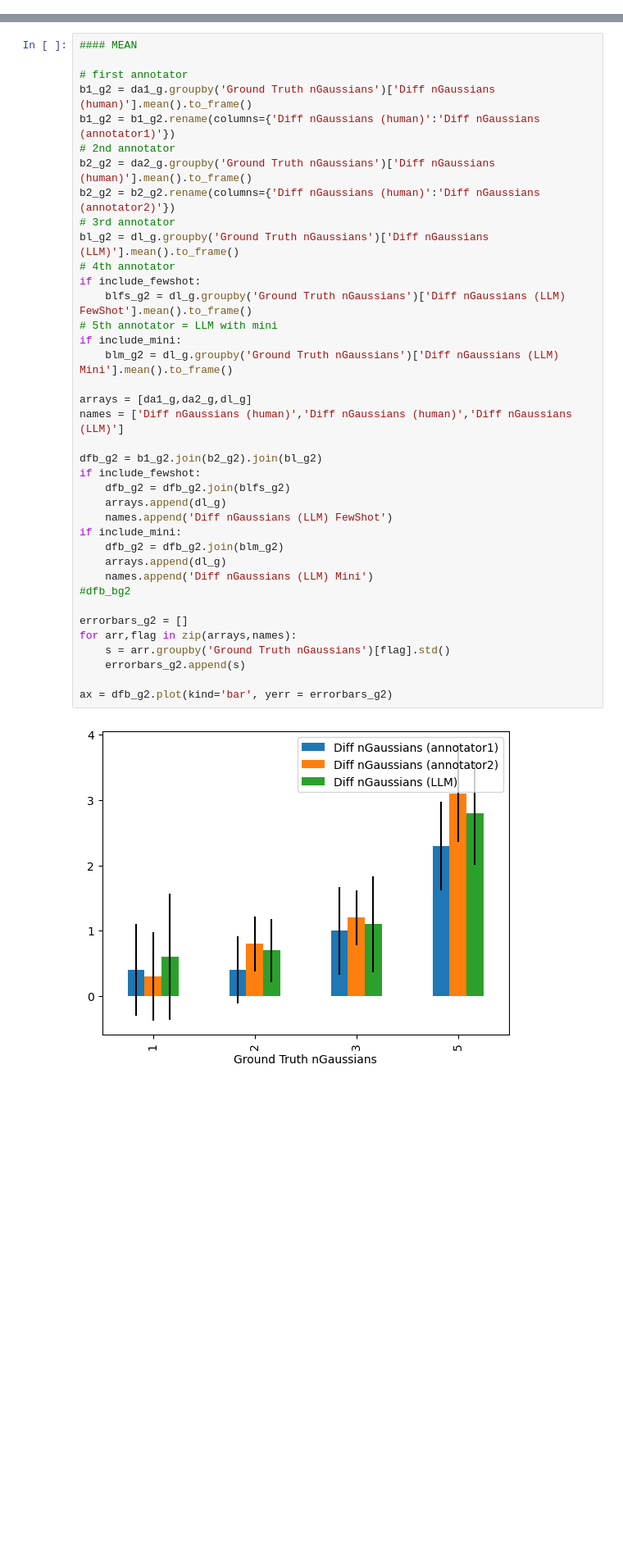
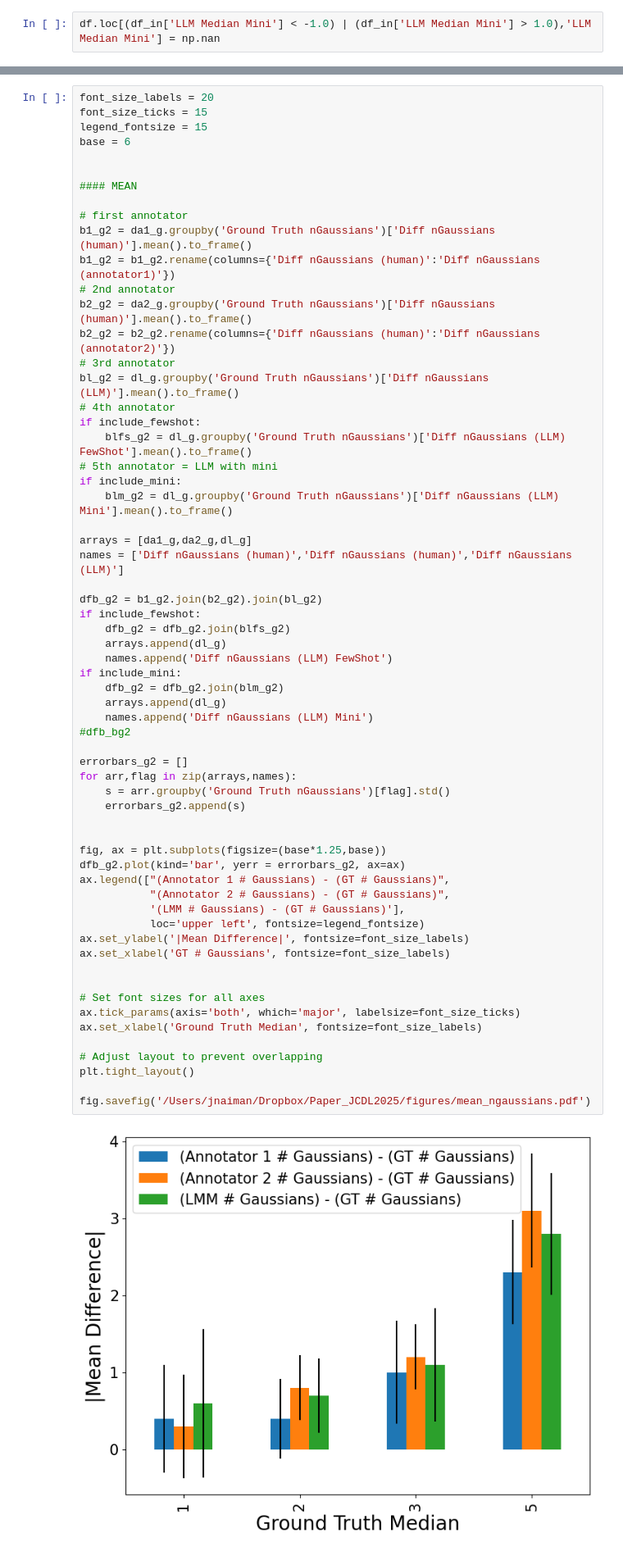
Before and after one commit to ReadingTimeMachine/LLM_VQA_JCDL2025, a Jupyter notebook: paper_plots_and_calcs.ipynb, the cells around one changed output, grey strips where cells are left out. Shown at 82% size. Cells and saved outputs as stored; diff of their text form; blank space fills up the shorter version.

```diff
--- a/paper_plots_and_calcs.ipynb
+++ b/paper_plots_and_calcs.ipynb
@@ -31,3 +43,5 @@ df.loc[(df_in['LLM Median'] < -1.0) | (df_in['LLM Median'] > 1.0),'LLM Median']
+# %%
+df.loc[(df_in['LLM Median Mini'] < -1.0) | (df_in['LLM Median Mini'] > 1.0),'LLM Median Mini'] = np.nan
 # %%
 df.head()
 # %% [output]
@@ -362,6 +407,12 @@ da1_g = dfg[dfg['annotators']=='annotator1']
 da2_g = dfg[dfg['annotators']=='annotator2']
 dl_g = da1_g.copy()
 # %%
+font_size_labels = 20
+font_size_ticks = 15
+legend_fontsize = 15
+base = 6
+
+
 #### MEAN
 
 # first annotator
@@ -372,32 +423,50 @@ b2_g2 = da2_g.groupby('Ground Truth nGaussians')['Diff nGaussians (human)'].mean
 b2_g2 = b2_g2.rename(columns={'Diff nGaussians (human)':'Diff nGaussians (annotator2)'})
 # 3rd annotator
 bl_g2 = dl_g.groupby('Ground Truth nGaussians')['Diff nGaussians (LLM)'].mean().to_frame()
 # 4th annotator
 if include_fewshot:
     blfs_g2 = dl_g.groupby('Ground Truth nGaussians')['Diff nGaussians (LLM) FewShot'].mean().to_frame()
 # 5th annotator = LLM with mini
 if include_mini:
     blm_g2 = dl_g.groupby('Ground Truth nGaussians')['Diff nGaussians (LLM) Mini'].mean().to_frame()
 
 arrays = [da1_g,da2_g,dl_g]
 names = ['Diff nGaussians (human)','Diff nGaussians (human)','Diff nGaussians (LLM)']
 
 dfb_g2 = b1_g2.join(b2_g2).join(bl_g2)
 if include_fewshot:
     dfb_g2 = dfb_g2.join(blfs_g2)
     arrays.append(dl_g)
     names.append('Diff nGaussians (LLM) FewShot')
 if include_mini:
     dfb_g2 = dfb_g2.join(blm_g2)
     arrays.append(dl_g)
     names.append('Diff nGaussians (LLM) Mini')
 #dfb_bg2
 
 errorbars_g2 = []
 for arr,flag in zip(arrays,names):
     s = arr.groupby('Ground Truth nGaussians')[flag].std()
     errorbars_g2.append(s)
 
-ax = dfb_g2.plot(kind='bar', yerr = errorbars_g2)
+
+fig, ax = plt.subplots(figsize=(base*1.25,base))
+dfb_g2.plot(kind='bar', yerr = errorbars_g2, ax=ax)
+ax.legend(["(Annotator 1 # Gaussians) - (GT # Gaussians)",
+           "(Annotator 2 # Gaussians) - (GT # Gaussians)",
+           '(LMM # Gaussians) - (GT # Gaussians)'],
+           loc='upper left', fontsize=legend_fontsize)
+ax.set_ylabel('|Mean Difference|', fontsize=font_size_labels)
+ax.set_xlabel('GT # Gaussians', fontsize=font_size_labels)
+
+
+# Set font sizes for all axes
+ax.tick_params(axis='both', which='major', labelsize=font_size_ticks)
+ax.set_xlabel('Ground Truth Median', fontsize=font_size_labels)
+
+# Adjust layout to prevent overlapping
+plt.tight_layout()
+
+fig.savefig('/Users/jnaiman/Dropbox/Paper_JCDL2025/figures/mean_ngaussians.pdf')
 # %% [output]
-[figure, old version]
+[figure, new version]
```
Also changed, not shown: parts of 29 cells of this notebook, 2 other files.
